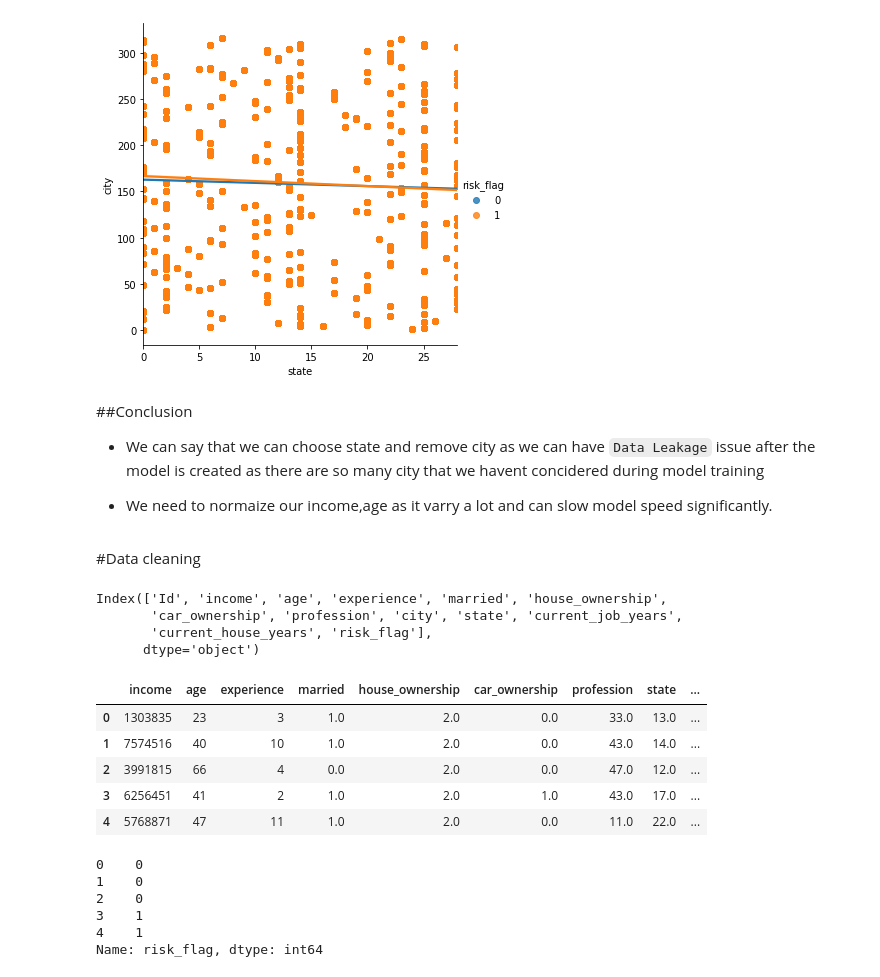
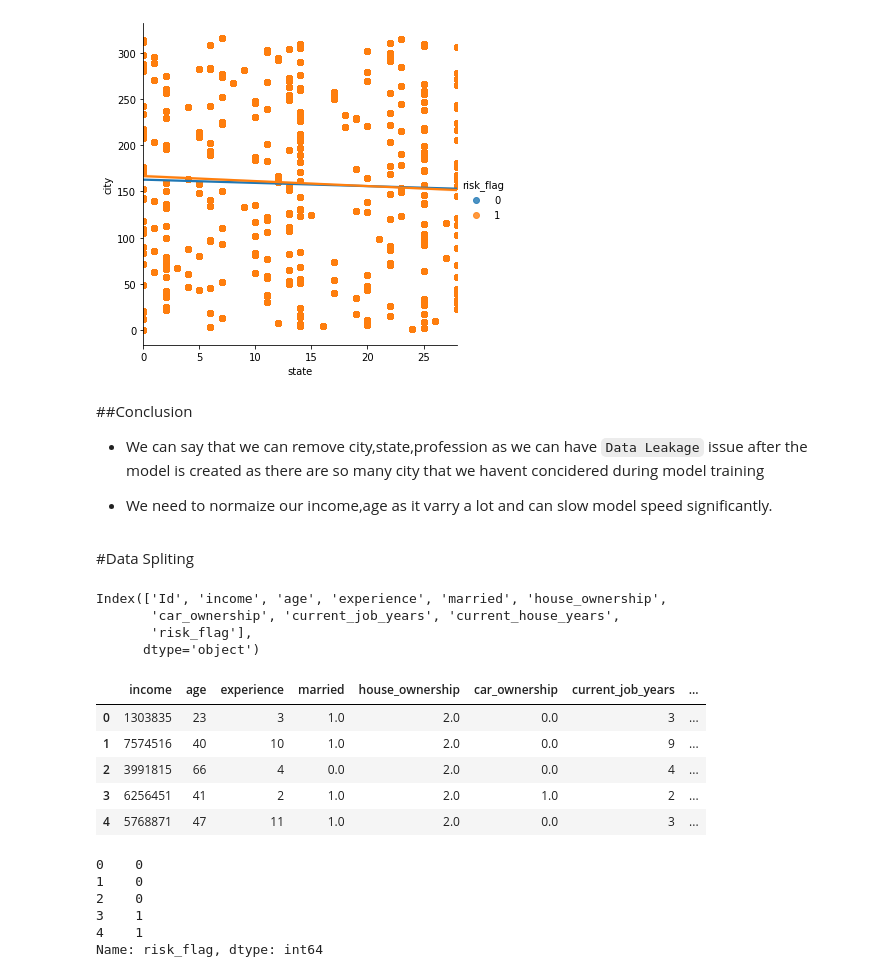
Before and after one commit to sarthakpant772/MLnow_2.0, a Jupyter notebook: employee_risk.ipynb, the cells around one changed output. Cells and saved outputs as stored; diff of their text form; code cells hidden in the pictures.

````diff
--- a/employee_risk.ipynb
+++ b/employee_risk.ipynb
@@ -80,8 +100,10 @@ print(cardinality)
 # %%
+cardinality=['married', 'house_ownership', 'car_ownership']
 lable_x=x.copy()
-
+lable_test_data=test_data.copy()
 ordinal_encoder= OrdinalEncoder()
 lable_x[cardinality]=ordinal_encoder.fit_transform(x[cardinality])
+lable_test_data[cardinality]=ordinal_encoder.transform(test_data[cardinality])
 lable_x.head()
 # %% [output]
 |  | Id | income | age | experience | married | house_ownership | car_ownership | profession | city | ... |
@@ -92,0 +122,4 @@ lable_x.head()
+# %%
+lable_x=lable_x[['Id', 'income', 'age', 'experience', 'married', 'house_ownership',
+       'car_ownership','current_job_years',
+       'current_house_years', 'risk_flag']]
@@ -120,30 +150,30 @@ sns.lmplot(x='state',y='city',data=lable_x,hue='risk_flag')
 # %% [markdown]
 ##Conclusion
 
-* We can say that we can choose state and remove city as we can have ```Data Leakage``` issue after the model is created as there are so many city that we havent concidered during model training
+* We can say that we can remove city,state,profession as we can have ```Data Leakage``` issue after the model is created as there are so many city that we havent concidered during model training
 
 * We need to normaize our income,age as it varry a lot and can slow model speed significantly.
 # %% [markdown]
-#Data cleaning
+#Data Spliting
 # %%
 lable_x.columns
 # %% [output]
 Index(['Id', 'income', 'age', 'experience', 'married', 'house_ownership',
-       'car_ownership', 'profession', 'city', 'state', 'current_job_years',
-       'current_house_years', 'risk_flag'],
+       'car_ownership', 'current_job_years', 'current_house_years',
+       'risk_flag'],
       dtype='object')
 # %%
 lable_x_final=lable_x[['income','age', 'experience', 'married', 'house_ownership',
-       'car_ownership', 'profession', 'state', 'current_job_years',
+       'car_ownership','current_job_years',
        'current_house_years', 'risk_flag']]
 
 lable_x_final.head()
 # %% [output]
-|  | income | age | experience | married | house_ownership | car_ownership | profession | state | ... |
-| 0 | 1303835 | 23 | 3 | 1.0 | 2.0 | 0.0 | 33.0 | 13.0 | ... |
-| 1 | 7574516 | 40 | 10 | 1.0 | 2.0 | 0.0 | 43.0 | 14.0 | ... |
-| 2 | 3991815 | 66 | 4 | 0.0 | 2.0 | 0.0 | 47.0 | 12.0 | ... |
-| 3 | 6256451 | 41 | 2 | 1.0 | 2.0 | 1.0 | 43.0 | 17.0 | ... |
-| 4 | 5768871 | 47 | 11 | 1.0 | 2.0 | 0.0 | 11.0 | 22.0 | ... |
+|  | income | age | experience | married | house_ownership | car_ownership | current_job_years | ... |
+| 0 | 1303835 | 23 | 3 | 1.0 | 2.0 | 0.0 | 3 | ... |
+| 1 | 7574516 | 40 | 10 | 1.0 | 2.0 | 0.0 | 9 | ... |
+| 2 | 3991815 | 66 | 4 | 0.0 | 2.0 | 0.0 | 4 | ... |
+| 3 | 6256451 | 41 | 2 | 1.0 | 2.0 | 1.0 | 2 | ... |
+| 4 | 5768871 | 47 | 11 | 1.0 | 2.0 | 0.0 | 3 | ... |
 # %%
 y=lable_x_final['risk_flag']
````
Also changed, not shown: parts of 30 cells of this notebook.
